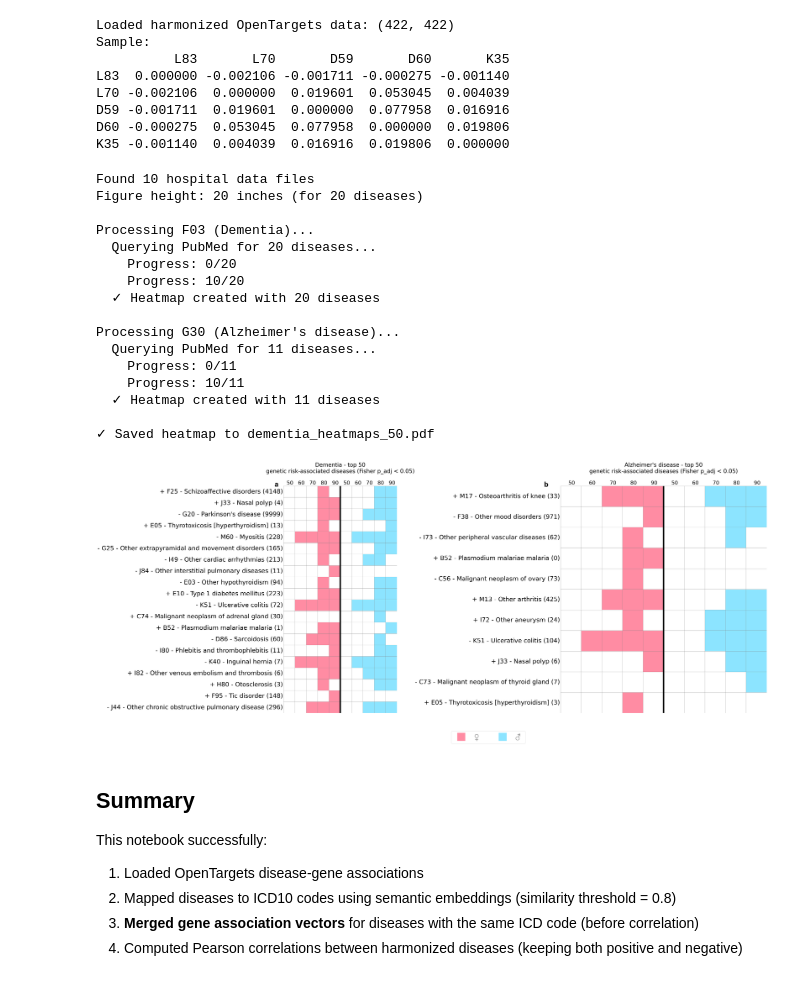
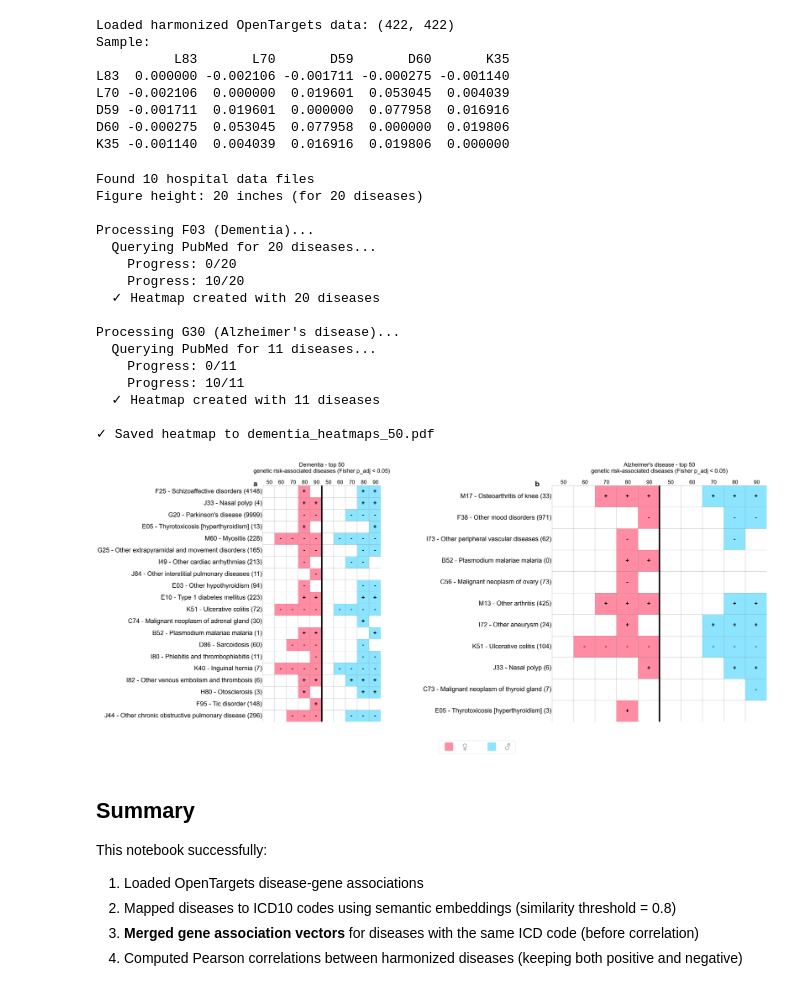
Before and after one commit to vladimirkovacevic/CSH, a Jupyter notebook: harmonization.ipynb, the cells around one changed output. Saved outputs shown, nothing was run; the diff lists cells and outputs as text; code cells hidden in the pictures.

Commit message:
Increase size of plus and minus signs.

```diff
--- a/harmonization.ipynb
+++ b/harmonization.ipynb
@@ -879,7 +879,6 @@ for code in ['F03', 'G30']:
 
         pos_indices = np.argsort(-row1_vals)[:top_k_pos]
         neg_indices = np.argsort(row1_vals)[:top_k_neg]
-        # Only keep indices where sign is correct
         pos_indices = pos_indices[row1_vals[pos_indices] > 0]
         neg_indices = neg_indices[row1_vals[neg_indices] < 0]
         top_indices = np.unique(np.concatenate([pos_indices, neg_indices]))
@@ -1027,7 +1026,6 @@ for i, code in enumerate(['F03', 'G30']):
     dis_gr_df.set_index(dementia_codes[code], inplace=True)
 
     # Sex-specific filtering: zero out impossible sex-disease combinations
-    # We need to track which columns are Female vs Male BEFORE renaming
     female_cols = [col for col in dis_gr_df.columns if 'Female' in col]
     male_cols = [col for col in dis_gr_df.columns if 'Male' in col]
 
@@ -1043,6 +1041,9 @@ for i, code in enumerate(['F03', 'G30']):
     # Remove diseases that became all zeros after sex filtering
     dis_gr_df = dis_gr_df.loc[~(dis_gr_df == 0).all(axis=1)]
 
+    # Build correlation sign list aligned with rows (before any index renaming)
+    row_signs = [disease_corr_sign.get(disease, '+') for disease in dis_gr_df.index]
+
     # Color males differently (value 2 for male detected, 1 for female detected, 0 for not)
     for col in dis_gr_df.columns:
         if 'Male' in col:
@@ -1050,10 +1051,11 @@ for i, code in enumerate(['F03', 'G30']):
 
     dis_gr_df.columns = [la.replace("Female", "").replace("Male", "") for la in dis_gr_df.columns]
 
-    # Add PubMed counts and Fisher p-values to labels
+    # Add PubMed counts to labels (no +/- prefix in labels)
     print(f"  Querying PubMed for {len(dis_gr_df)} diseases...")
     new_index = []
     diseases_to_remove = []
+    signs_to_remove = []
 
     fisher_key = fisher_key_map[code]
 
@@ -1068,6 +1070,7 @@ for i, code in enumerate(['F03', 'G30']):
         else:
             print(f"    ⚠️  No ICD code for '{cleaned_disease}', skipping...")
             diseases_to_remove.append(disease)
+            signs_to_remove.append(j)
             continue
 
         # Shorten long disease descriptions
@@ -1077,16 +1080,15 @@ for i, code in enumerate(['F03', 'G30']):
 
         pubmed_count = get_pubmed_count_cached(dementia_codes[code], cleaned_disease)
 
-        # Add correlation sign
-        sign = disease_corr_sign.get(disease, '+')
-
-        new_lab = f"{sign} {icd_code} - {cleaned_disease} ({pubmed_count})".replace('"', '')
+        new_lab = f"{icd_code} - {cleaned_disease} ({pubmed_count})".replace('"', '')
         new_index.append(new_lab)
 
     # Remove diseases without valid ICD codes
     if diseases_to_remove:
         print(f"  Removing {len(diseases_to_remove)} diseases without ICD codes")
         dis_gr_df = dis_gr_df.drop(diseases_to_remove)
+        # Remove corresponding signs
+        row_signs = [s for j, s in enumerate(row_signs) if j not in signs_to_remove]
 
     dis_gr_df.index = new_index
 
@@ -1104,6 +1106,16 @@ for i, code in enumerate(['F03', 'G30']):
         square=True,
         ax=axes[i]
     )
+
+    # Add +/- annotations on colored cells
+    for row_idx in range(len(dis_gr_df)):
+        sign = row_signs[row_idx]
+        for col_idx in range(len(dis_gr_df.columns)):
+            cell_val = dis_gr_df.iloc[row_idx, col_idx]
+            if cell_val > 0:  # colored cell (female=1, male=2)
+                ax.text(col_idx + 0.5, row_idx + 0.5, sign,
+                        ha='center', va='center',
+                        fontsize=28, fontweight='bold', color='black')
 
     ax.xaxis.set_ticks_position('top')
     ax.xaxis.set_label_position('top')
@@ -1144,34 +1156,34 @@ plt.legend(
 
 # Adjust layout
 plt.tight_layout()
 pos1 = axes[0].get_position()
 pos2 = axes[1].get_position()
 new_y0 = pos1.y0 + pos1.height - pos2.height
 axes[1].set_position([pos2.x0, new_y0, pos2.width, pos2.height])
 
 # Save
 output_file = f"dementia_heatmaps_{TOP_K}.pdf"
 plt.savefig(output_file, dpi=300, format='pdf', bbox_inches='tight')
 print(f"\n✓ Saved heatmap to {output_file}")
 plt.show()
 # %% [output]
 Found 10 hospital data files
 Figure height: 20 inches (for 20 diseases)
 
 Processing F03 (Dementia)...
   Querying PubMed for 20 diseases...
     Progress: 0/20
     Progress: 10/20
   ✓ Heatmap created with 20 diseases
 
 Processing G30 (Alzheimer's disease)...
   Querying PubMed for 11 diseases...
     Progress: 0/11
     Progress: 10/11
   ✓ Heatmap created with 11 diseases
 
 ✓ Saved heatmap to dementia_heatmaps_50.pdf
-[figure, old version]
+[figure, new version]
 # %% [markdown]
 ## Summary
 
```
